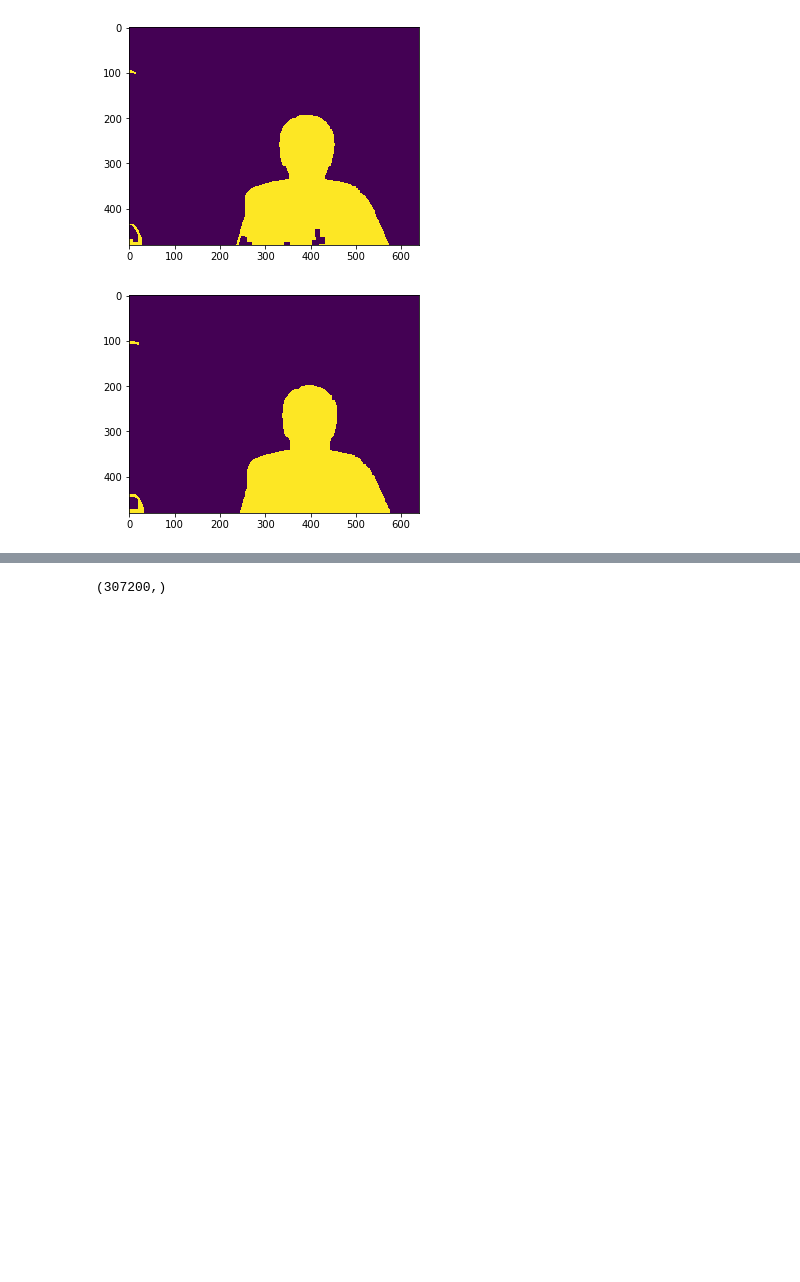
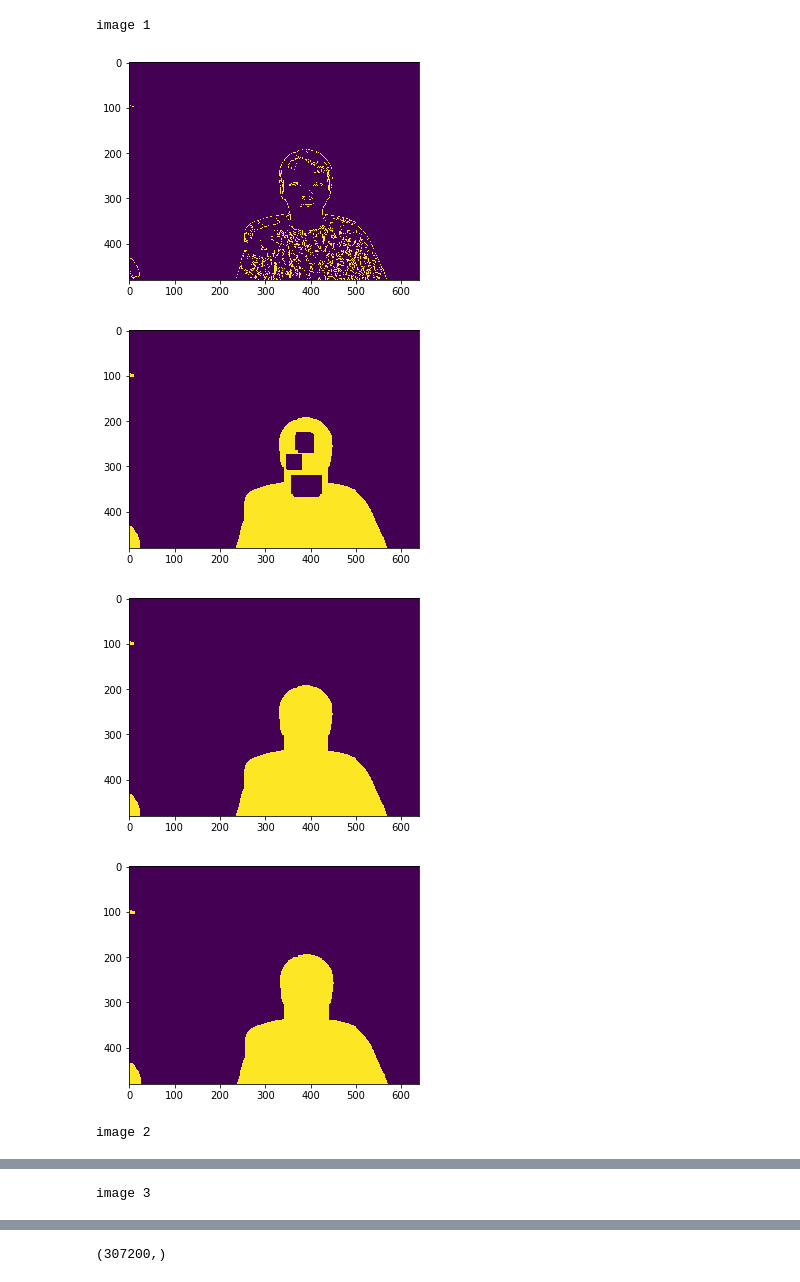
Before and after one commit to yichao-l/head_reconstruct, a Jupyter notebook: yichao-test.ipynb, the cells around one changed output, grey strips where cells are left out. Cells and saved outputs as stored; diff of their text form; code cells hidden in the pictures; blank space fills up the shorter version.

```diff
--- a/yichao-test.ipynb
+++ b/yichao-test.ipynb
@@ -14,30 +17,43 @@ np.set_printoptions(threshold=sys.maxsize)
 # %%
+for i in range(1,16):
+    print("image {}".format(i))
+    rgb_hand = cv2.imread('./head_2d_image/full_1_{}.png'.format(i))
 
+#     imgray = cv2.cvtColor(rgb_hand,cv2.COLOR_BGR2GRAY)
+#     ret,thresh = cv2.threshold(imgray,127,255,0)
 
-rgb_hand = cv2.imread('./head_2d_image/full_1_1.png')
-hsv_hand = cv2.cvtColor(rgb_hand, cv2.COLOR_BGR2HSV)
-s = hsv_hand[:,:,1]
-# cv2.imshow("original",rgb_hand)
-# extract the edge and dilate
-edge = cv2.Canny(s,150,200)
-kernel = np.ones((2,2))
-# cv2.imshow("edge",edge)
-dilation = cv2.dilate(edge,kernel,iterations = 3)
-# cv2.imshow("dilation",dilation)
-closing = cv2.morphologyEx(dilation, cv2.MORPH_CLOSE, np.ones((10,10)))
-# cv2.imshow("closing",closing)
-
-# flood fill
-# im_floodfill = closing.copy()
-im_floodfill = binary_fill_holes(closing)
-im_floodfill = im_floodfill*1
-im_floodfill = np.uint8(im_floodfill)
-plt.imshow(im_floodfill);plt.show()
-kernel = np.ones((4,4))
-dilation = cv2.dilate(im_floodfill,kernel,iterations = 6)
-erode = cv2.erode(dilation,kernel,iterations=6)
-# plt.imshow(dilation);plt.show()
-plt.imshow(erode);plt.show()
+    hsv_hand = cv2.cvtColor(rgb_hand, cv2.COLOR_BGR2HSV)
+    s = hsv_hand[:,:,1]
+    # cv2.imshow("original",rgb_hand)
+    # extract the edge and dilate
+    edge = cv2.Canny(s,100,200)
+    plt.imshow(edge);plt.show()
+    plt.imsave("edge.png",edge)
+    kernel = np.ones((3,3))
+    # cv2.imshow("edge",edge)
+    dilation = cv2.dilate(edge,kernel,iterations =16)
+    erode = cv2.erode(dilation,kernel,iterations=16)
+    # cv2.imshow("dilation",dilation)
+    #
+    # cv2.imshow("closing",closing)
+    plt.imshow(erode);plt.show()
+    # flood fill
+    # im_floodfill = closing.copy()
+    erode[479,:] = 255
+    im_floodfill = binary_fill_holes(erode)
+    im_floodfill = im_floodfill*1
+    im_floodfill = np.uint8(im_floodfill)
+    plt.imshow(im_floodfill);plt.show()
+    kernel = np.ones((4,4))
+    dilation = cv2.dilate(im_floodfill,kernel,iterations = 1)
+    erode = cv2.erode(dilation,kernel,iterations=1)
+    # plt.imshow(dilation);plt.show()
+    opening = cv2.morphologyEx(erode, cv2.MORPH_OPEN, np.ones((4,4)))
+    plt.imshow(opening);plt.show()
 # %% [output]
+image 1
-[figure, old version]
+[figure, new version]
-[figure, old version]
+[figure, new version]
+[figure, added]
+[figure, added]
+image 2
@@ -43,0 +64 @@ plt.imshow(erode);plt.show()
+image 3
```
Also changed, not shown: parts of 5 cells of this notebook, 1 other file.
